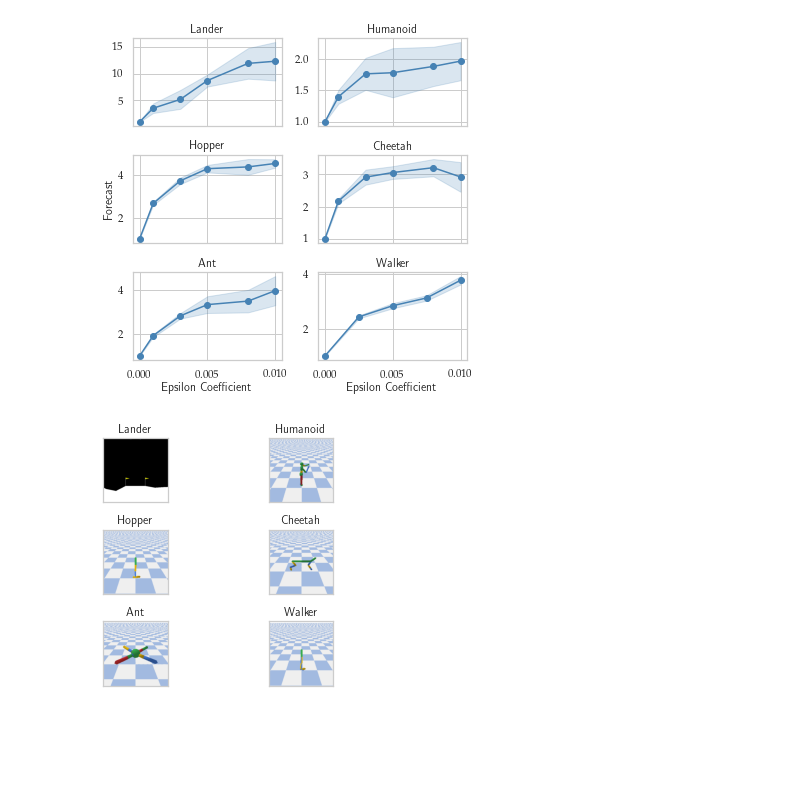
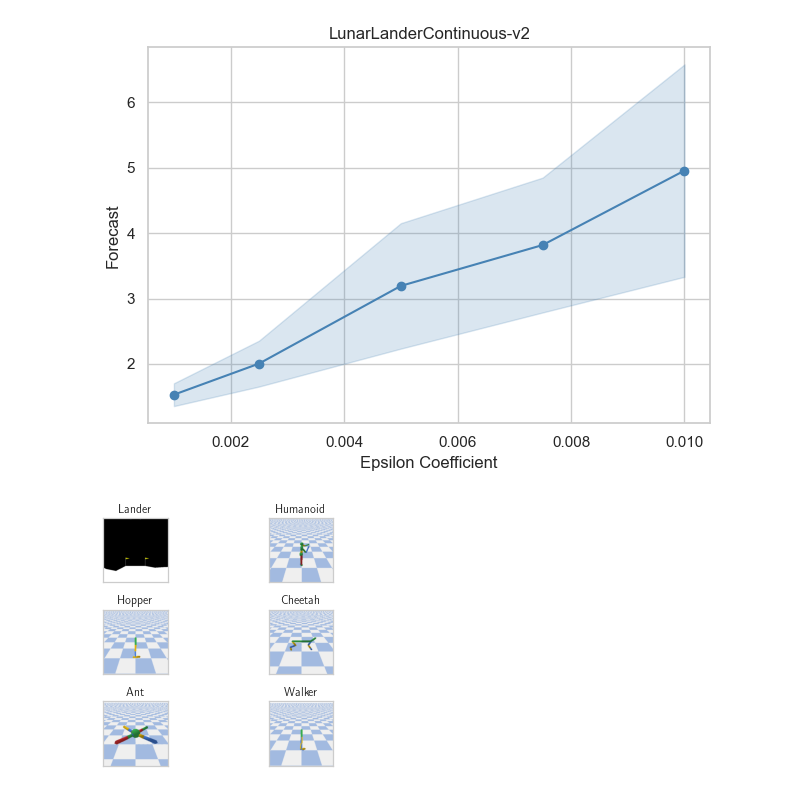
Before and after one commit to jeff-hykin/afrl, a Jupyter notebook: plot_results.ipynb, the cells around one changed output. Saved outputs shown, nothing was run; the diff lists cells and outputs as text; code cells hidden in the pictures; blank space fills up the shorter version.

```diff
--- a/plot_results.ipynb
+++ b/plot_results.ipynb
@@ -6,16 +6,6 @@ import scipy.stats as st
 import seaborn as sns
 from statsmodels.stats.weightstats import ttest_ind
 
-plt.rcParams.update({
-    "text.usetex": True,
-    "font.family": "sans-serif",
-    "font.sans-serif": ["Helvetica"]})
-# for Palatino and other serif fonts use:
-plt.rcParams.update({
-    "text.usetex": True,
-    "font.family": "serif",
-    "font.serif": ["Palatino"],
-})
 
 def conf_intvl(xs):
     return st.t.interval(0.95, len(xs)-1, loc=np.mean(xs), scale=st.sem(xs))
@@ -24,14 +14,14 @@ env = 'LunarLanderContinuous-v2' # 'AntBulletEnv-v0', 'LunarLanderContinuous-v2'
 resultspath = f'data/results'
 gamma = 0.98
 
-baseline = pd.read_csv(f'{resultspath}/{env}/baseline.csv').rename(columns={'discounted_rewards': 'V'})
+# baseline = pd.read_csv(f'{resultspath}/{env}/baseline.csv').rename(columns={'discounted_rewards': 'V'})
 afrl = pd.read_csv(f'{resultspath}/{env}/experiments.csv').rename(columns={'discounted_rewards': 'V'})
 
-base_mean = baseline.V.mean()
-base_low, base_hgh = conf_intvl(baseline.V)
+# base_mean = baseline.V.mean()
+# base_low, base_hgh = conf_intvl(baseline.V)
 
-af_means = afrl.groupby('delta').V.mean()
-af_low, af_hgh = list(zip(*afrl.groupby('delta').V.apply(conf_intvl)))
+af_means = afrl.groupby('epsilon').V.mean()
+af_low, af_hgh = list(zip(*afrl.groupby('epsilon').V.apply(conf_intvl)))
 # %%
 import seaborn as sns
 sns.set_theme(style="whitegrid")
@@ -106,58 +75,34 @@ plt.tight_layout()
 # %%
 import seaborn as sns
 sns.set_theme(style="whitegrid")
 
 
-def mk_plot(env, i):
-    ax = plt.subplot(3,2,i+1)
-    env_name = envs[env]['name']
-    afrl = pd.read_csv(f'data/deltas/{algo}/{env_name}/experiments2.csv').rename(columns={'discounted_rewards': 'V', 'Unnamed: 0': 'episode'})
-    afrl2 = pd.read_csv(f'data/deltas/{algo}/{env_name}/experiments3.csv').rename(columns={'discounted_rewards': 'V', 'Unnamed: 0': 'episode'})
-    afrl2.episode = afrl2.episode + 3
-    import os
-    if os.path.exists(f'data/deltas/{algo}/{env_name}/experiments4.csv'):
-        afrl3 = pd.read_csv(f'data/deltas/{algo}/{env_name}/experiments3.csv').rename(columns={'discounted_rewards': 'V', 'Unnamed: 0': 'episode'})
-        afrl3.episode += 9
-        afrl = pd.concat([afrl, afrl2, afrl3])
-    else:
-        afrl = pd.concat([afrl, afrl2])
-    vmax, vmin = envs[env]['max'], envs[env]['min']
+def mk_plot(env):
+    path = f'data/results/{env}'
+    afrl = pd.read_csv(f'{path}/experiments_pp.csv').rename(columns={'discounted_rewards': 'V', 'Unnamed: 0': 'episode'})
+    vmax, vmin = settings[env]['max_score'], settings[env]['min_score']
     vrange = vmax - vmin
     afrl['opt'] = (afrl.V - vmin) / vrange
-    afrl['eps'] = afrl.delta / vrange
+    afrl['eps'] = afrl.epsilon / vrange
 
-    ax = plt.subplot(3,2,i+1)
     f_means = afrl.groupby('eps').forecast.mean() + 1
     sd = afrl.groupby(['eps', 'episode']).forecast.mean().unstack().std(1)
 
     f_low, f_hgh = f_means + sd, f_means - sd
-    f_means.plot(marker='o', ax=ax, label='$V^F(s_0)$', color='steelblue')
+    f_means.plot(marker='o', label='V^F(s_0)', color='steelblue')
     plt.fill_between(f_means.index, np.where(f_low < 0, 0, f_low), f_hgh, alpha=0.2, color='steelblue')
 
     plt.xlabel('Epsilon Coefficient')
 
-    if i % 2 == 1: # is second row
-        # ax.yaxis.set_ticklabels([])
-        plt.ylabel('')
-    if i < 4: # is not last col
-        ax.xaxis.set_ticklabels([])
-        plt.xlabel('')
-    if i == 2:
-        plt.ylabel('Forecast')
+    plt.ylabel('Forecast')
 
 
 
-plt.figure(figsize=(5.5, 5.5))
-for i, env in enumerate(envs):
-    mk_plot(env, i)
-    plt.title(env)
-    # plt.legend()
-# plt.suptitle(f'{env} ($\gamma={gamma}$)')
-# plt.suptitle('Forecast for Perfomance Bounds')
+mk_plot(env)
+plt.title(env)
 plt.tight_layout()
-plt.savefig('../results/figures/bounds-forecast')
 # %% [output]
-[figure, old version]
+[figure, new version]
 # %%
 import gym
 import pybullet_envs
```
Also changed, not shown: parts of 2 cells of this notebook, 4 other files.
